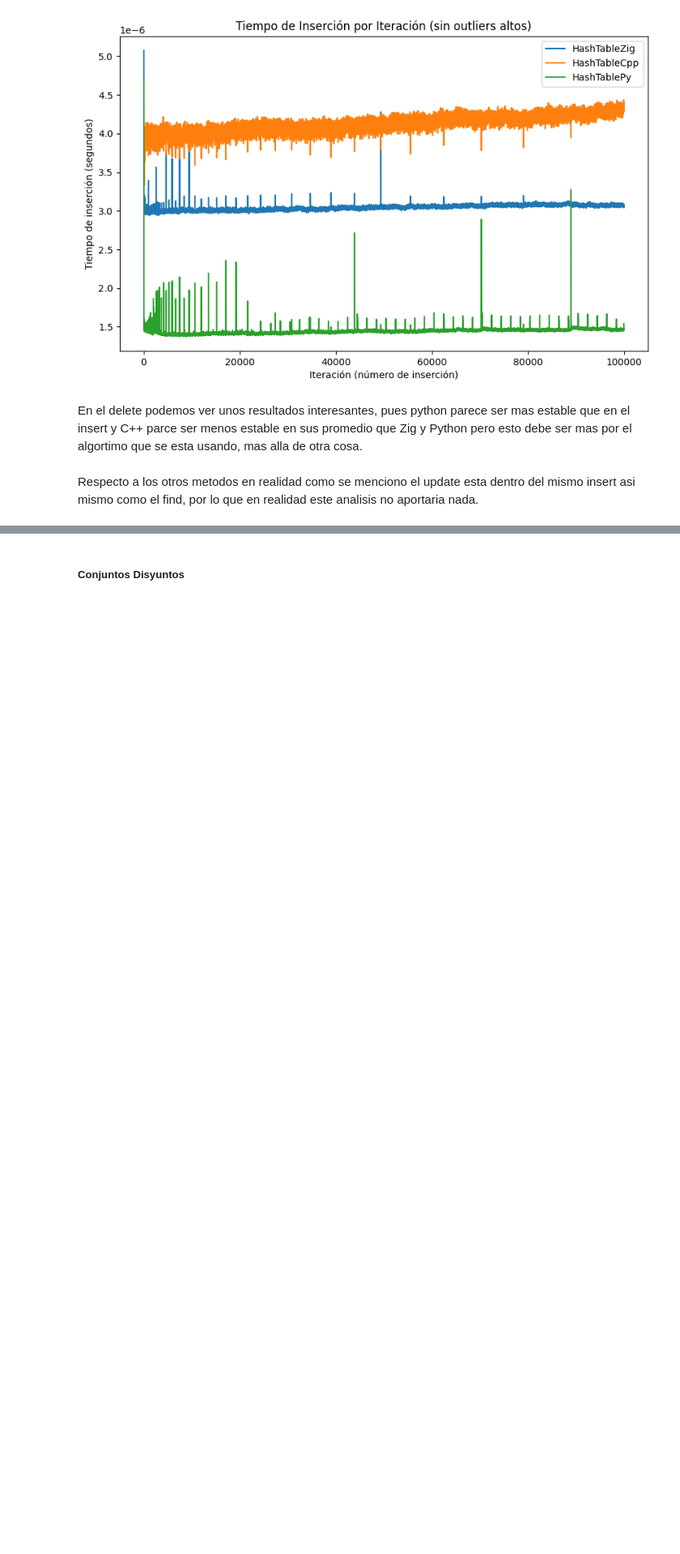
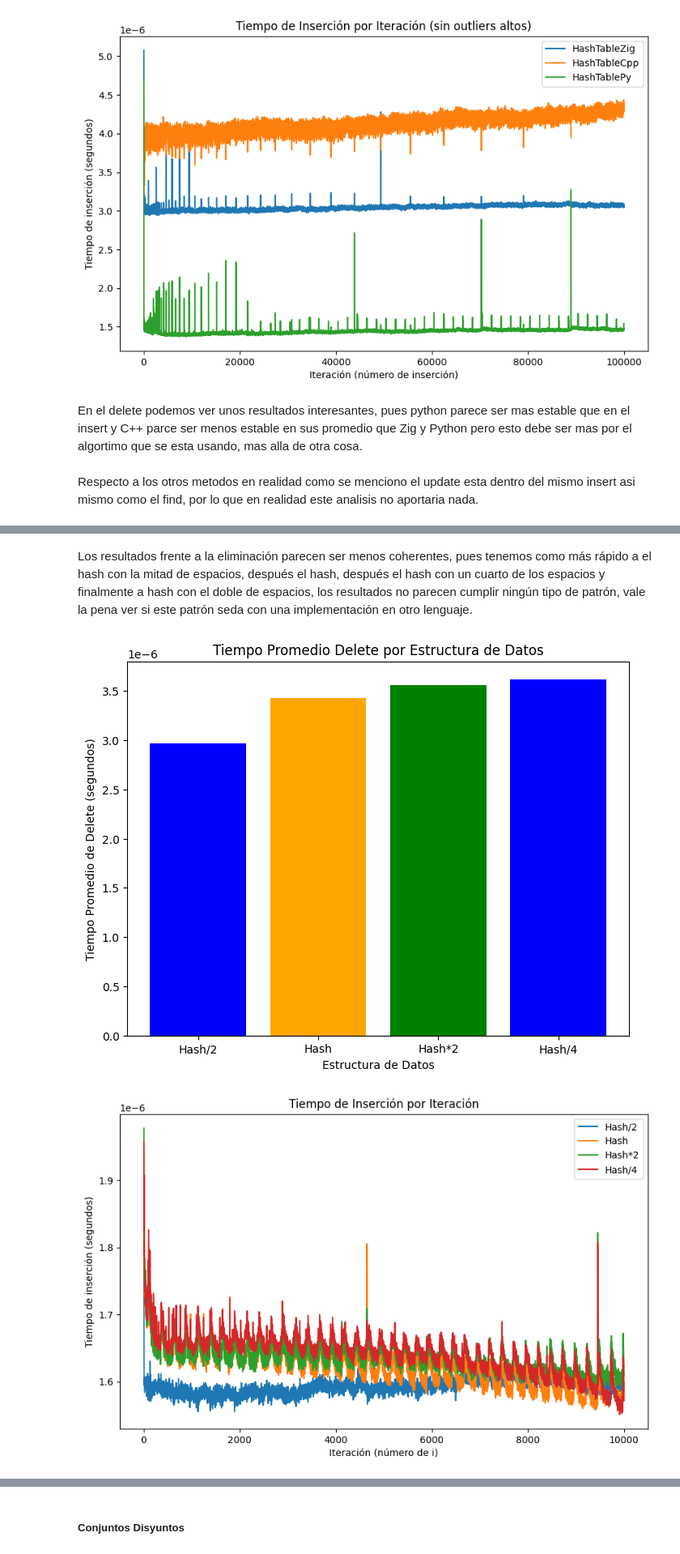
Before and after one commit to JaredMijailRE/Data-Structures, a Jupyter notebook: Analisys/analisysHash.ipynb, the cells around one changed output, grey strips where cells are left out. Shown at 81% size. Drawn from its saved outputs; the diff is of its cells as text; code cells hidden in the pictures; blank space fills up the shorter version.

```diff
--- a/Analisys/analisysHash.ipynb
+++ b/Analisys/analisysHash.ipynb
@@ -649,0 +801,2 @@ Respecto a los otros metodos en realidad como se menciono el update esta dentro
+# %% [markdown]
+Los resultados frente a la eliminación parecen ser menos coherentes, pues tenemos como más rápido a el hash con la mitad de espacios, después el hash, después el hash con un cuarto de los espacios y finalmente a hash con el doble de espacios, los resultados no parecen cumplir ningún tipo de patrón, vale la pena ver si este patrón seda con una implementación en otro lenguaje.
@@ -649,0 +816,40 @@ Respecto a los otros metodos en realidad como se menciono el update esta dentro
+# %%
+experiments = 5000
+count = 10000
+structures = ["Hash/2", "Hash", "Hash*2", "Hash/4"]
+final_results = medir(structures, medir_remove, experiments, count)
+avg_times = {}
+for name, experiment_results in final_results.items():
+    exp_promedios = [np.mean(times) for times in experiment_results]
+    overall_avg = np.mean(exp_promedios)
+    avg_times[name] = overall_avg
+# %%
+plt.figure(figsize=(8, 6))
+plt.bar(avg_times.keys(), avg_times.values(), color=['blue', 'orange', 'green'])
+plt.xlabel("Estructura de Datos")
+plt.ylabel("Tiempo Promedio de Delete (segundos)")
+plt.title("Tiempo Promedio Delete por Estructura de Datos")
+plt.show()
+
+iteration_avg = {}
+for name, experiment_results in final_results.items():
+    experiment_array = np.array(experiment_results)
+    filtered_means = []
+    for i in range(experiment_array.shape[1]):
+        column = experiment_array[:, i]
+        filtered_values = column[column <= 0.000002]
+        filtered_mean = np.mean(filtered_values)
+        filtered_means.append(filtered_mean)
+    iteration_avg[name] = np.array(filtered_means)
+
+plt.figure(figsize=(10, 6))
+for name, avg in iteration_avg.items():
+    plt.plot(range(1, count + 1), avg, label=name)
+plt.xlabel("Iteración (número de i)")
+plt.ylabel("Tiempo de inserción (segundos)")
+plt.title("Tiempo de Inserción por Iteración")
+plt.legend()
+plt.show()
+# %% [output]
+[figure, added]
+[figure, added]
```
Also changed, not shown: parts of 29 cells of this notebook, 1 other file.
